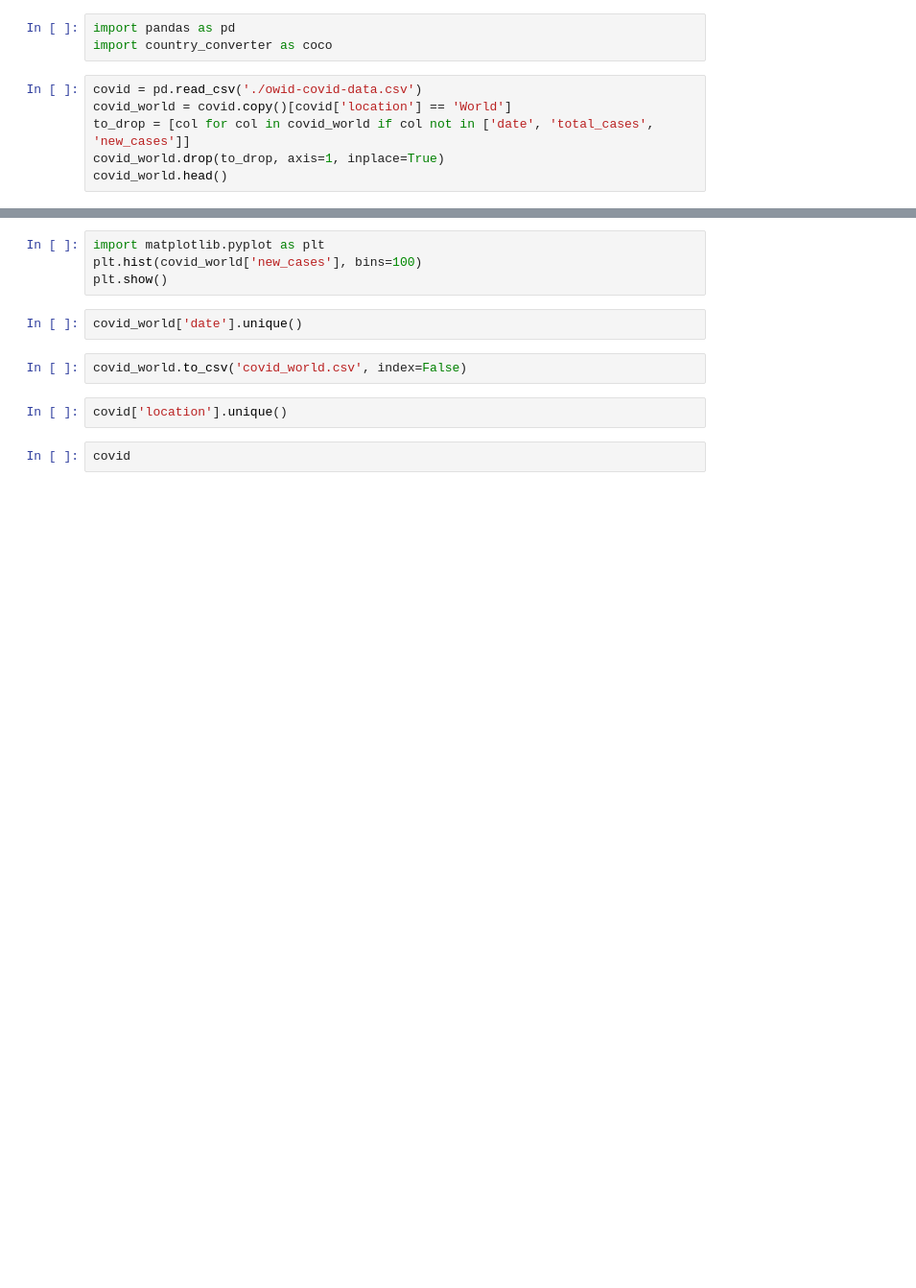
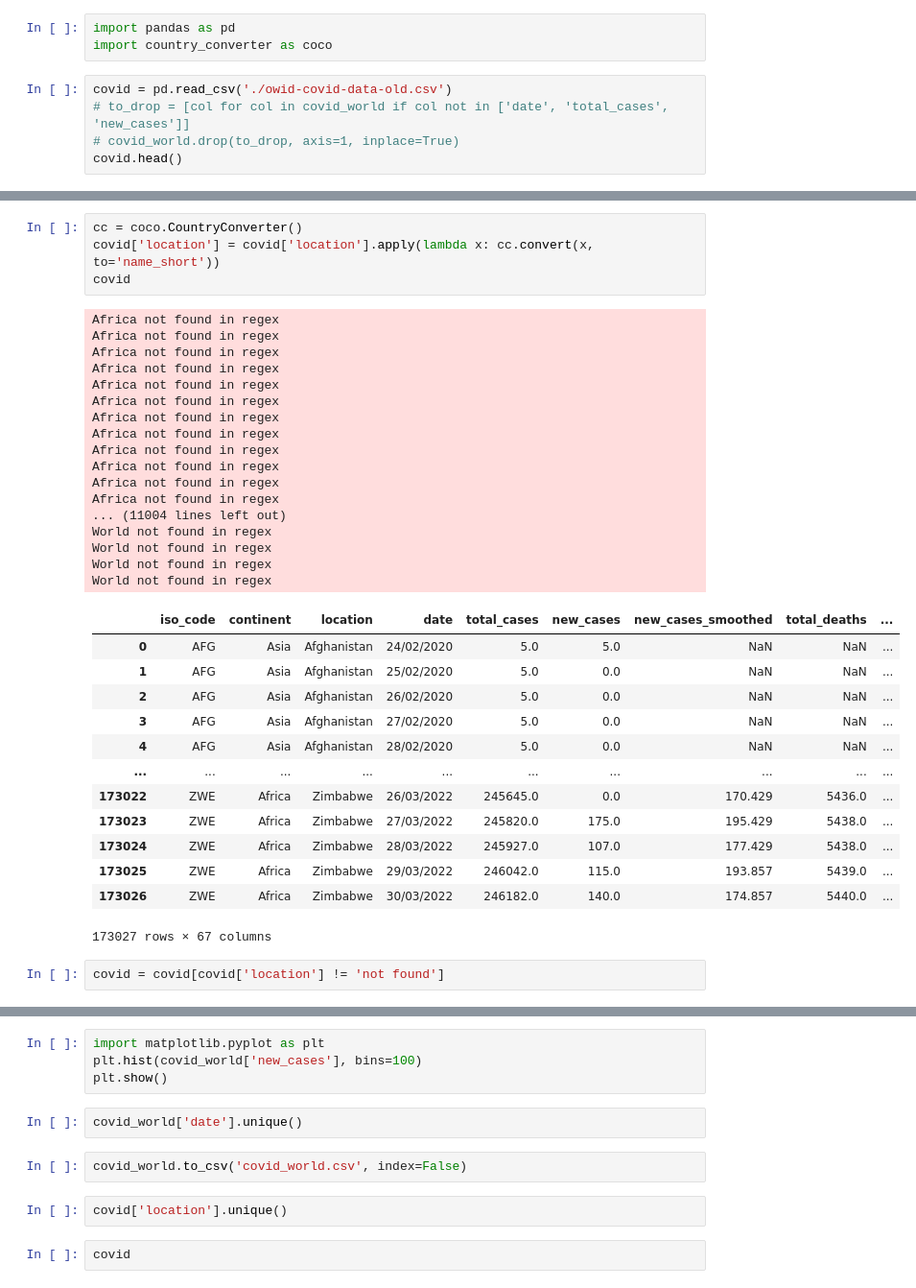
Before and after one commit to sidharrth2002/covid-world-economy, a Jupyter notebook: data/covid/preprocessing-covid.ipynb, the cells around one changed output, grey strips where cells are left out. Shown: that part at 96% size. Cells and saved outputs as stored; diff of their text form; blank space fills up the shorter version.

```diff
--- a/data/covid/preprocessing-covid.ipynb
+++ b/data/covid/preprocessing-covid.ipynb
@@ -2,8 +2,7 @@
 import pandas as pd
 import country_converter as coco
 # %%
-covid = pd.read_csv('./owid-covid-data.csv')
-covid_world = covid.copy()[covid['location'] == 'World']
-to_drop = [col for col in covid_world if col not in ['date', 'total_cases', 'new_cases']]
-covid_world.drop(to_drop, axis=1, inplace=True)
-covid_world.head()
+covid = pd.read_csv('./owid-covid-data-old.csv')
+# to_drop = [col for col in covid_world if col not in ['date', 'total_cases', 'new_cases']]
+# covid_world.drop(to_drop, axis=1, inplace=True)
+covid.head()
@@ -9,0 +17,37 @@ covid_world.head()
+# %%
+cc = coco.CountryConverter()
+covid['location'] = covid['location'].apply(lambda x: cc.convert(x, to='name_short'))
+covid
+# %% [output]
+Africa not found in regex
+Africa not found in regex
+Africa not found in regex
+Africa not found in regex
+Africa not found in regex
+Africa not found in regex
+Africa not found in regex
+Africa not found in regex
+Africa not found in regex
+Africa not found in regex
+Africa not found in regex
+Africa not found in regex
+... (11004 lines left out)
+World not found in regex
+World not found in regex
+World not found in regex
+World not found in regex
+|  | iso_code | continent | location | date | total_cases | new_cases | new_cases_smoothed | total_deaths | ... |
+| 0 | AFG | Asia | Afghanistan | 24/02/2020 | 5.0 | 5.0 | NaN | NaN | ... |
+| 1 | AFG | Asia | Afghanistan | 25/02/2020 | 5.0 | 0.0 | NaN | NaN | ... |
+| 2 | AFG | Asia | Afghanistan | 26/02/2020 | 5.0 | 0.0 | NaN | NaN | ... |
+| 3 | AFG | Asia | Afghanistan | 27/02/2020 | 5.0 | 0.0 | NaN | NaN | ... |
+| 4 | AFG | Asia | Afghanistan | 28/02/2020 | 5.0 | 0.0 | NaN | NaN | ... |
+| ... | ... | ... | ... | ... | ... | ... | ... | ... | ... |
+| 173022 | ZWE | Africa | Zimbabwe | 26/03/2022 | 245645.0 | 0.0 | 170.429 | 5436.0 | ... |
+| 173023 | ZWE | Africa | Zimbabwe | 27/03/2022 | 245820.0 | 175.0 | 195.429 | 5438.0 | ... |
+| 173024 | ZWE | Africa | Zimbabwe | 28/03/2022 | 245927.0 | 107.0 | 177.429 | 5438.0 | ... |
+| 173025 | ZWE | Africa | Zimbabwe | 29/03/2022 | 246042.0 | 115.0 | 193.857 | 5439.0 | ... |
+| 173026 | ZWE | Africa | Zimbabwe | 30/03/2022 | 246182.0 | 140.0 | 174.857 | 5440.0 | ... |
+173027 rows × 67 columns
+# %%
+covid = covid[covid['location'] != 'not found']
```
Also changed, not shown: parts of 3 cells of this notebook, 8 other files.
